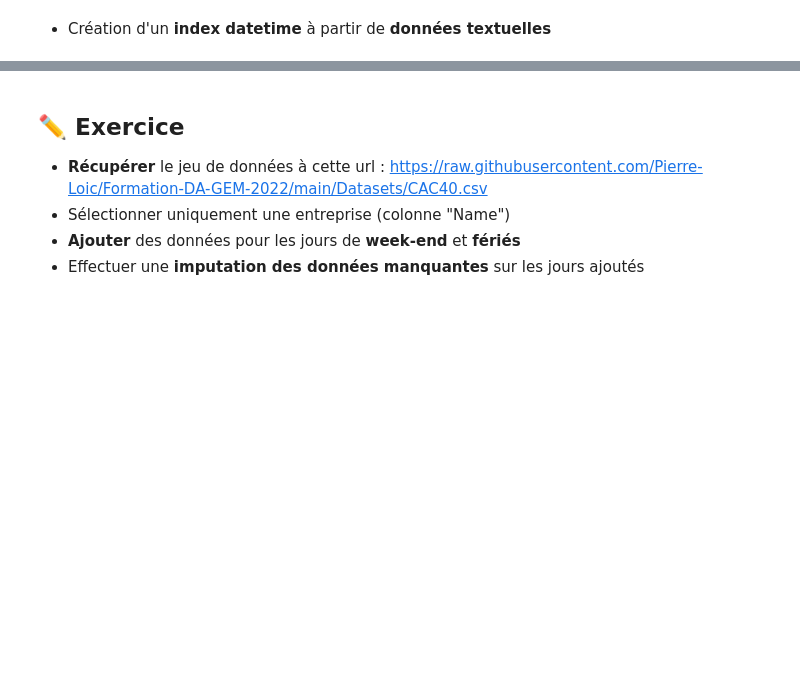
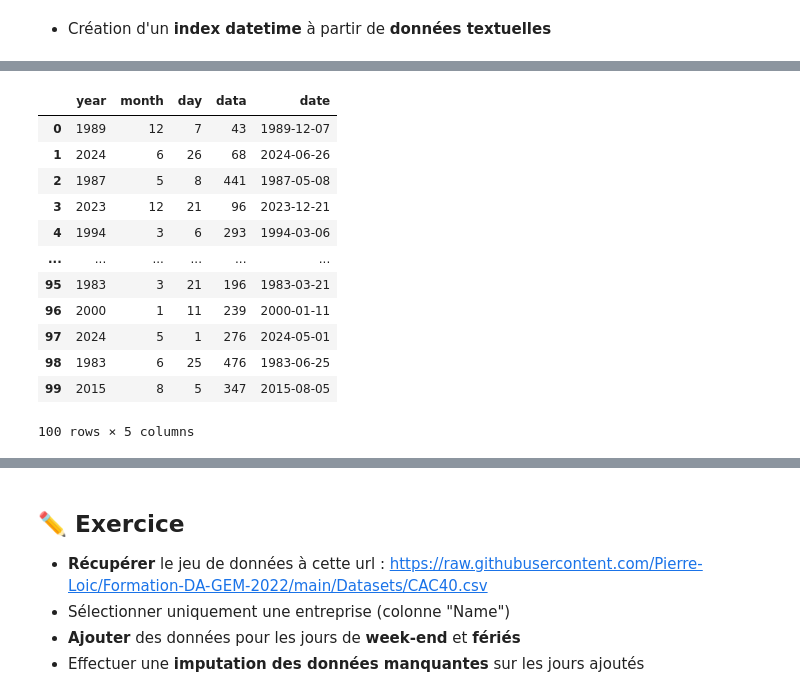
Before and after one commit to Pierre-Loic/Formation-DA-GEM-2022, a Jupyter notebook: Semaine_5_30-01_03-02/Revision_2-Pandas.ipynb, the cells around one changed output, grey strips where cells are left out. Drawn from its saved outputs; the diff is of its cells as text; code cells hidden in the pictures; blank space fills up the shorter version.

```diff
--- a/Semaine_5_30-01_03-02/Revision_2-Pandas.ipynb
+++ b/Semaine_5_30-01_03-02/Revision_2-Pandas.ipynb
@@ -111,3 +262,17 @@ df
 # %%
-df["date"] = pd.to_datetime(df)
+df["date"] = pd.to_datetime(df.iloc[:,:3])
 df
+# %% [output]
+|  | year | month | day | data | date |
+| 0 | 1989 | 12 | 7 | 43 | 1989-12-07 |
+| 1 | 2024 | 6 | 26 | 68 | 2024-06-26 |
+| 2 | 1987 | 5 | 8 | 441 | 1987-05-08 |
+| 3 | 2023 | 12 | 21 | 96 | 2023-12-21 |
+| 4 | 1994 | 3 | 6 | 293 | 1994-03-06 |
+| ... | ... | ... | ... | ... | ... |
+| 95 | 1983 | 3 | 21 | 196 | 1983-03-21 |
+| 96 | 2000 | 1 | 11 | 239 | 2000-01-11 |
+| 97 | 2024 | 5 | 1 | 276 | 2024-05-01 |
+| 98 | 1983 | 6 | 25 | 476 | 1983-06-25 |
+| 99 | 2015 | 8 | 5 | 347 | 2015-08-05 |
+100 rows × 5 columns
```
Also changed, not shown: parts of 22 cells of this notebook, 4 other files.
